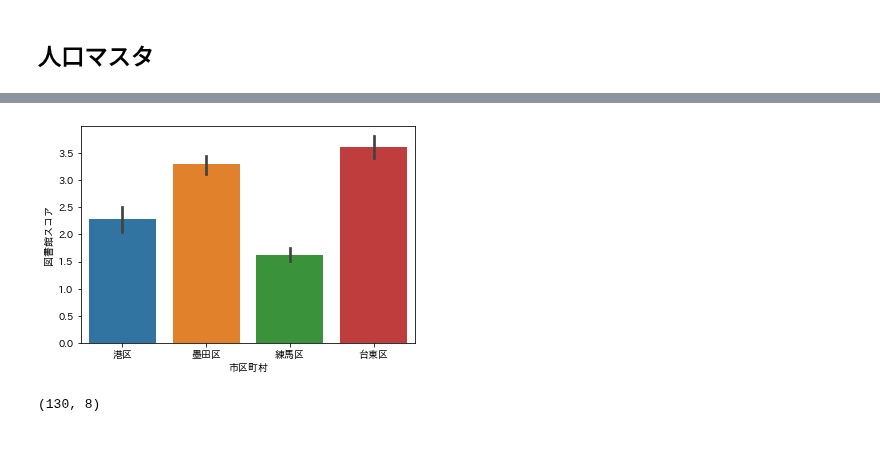
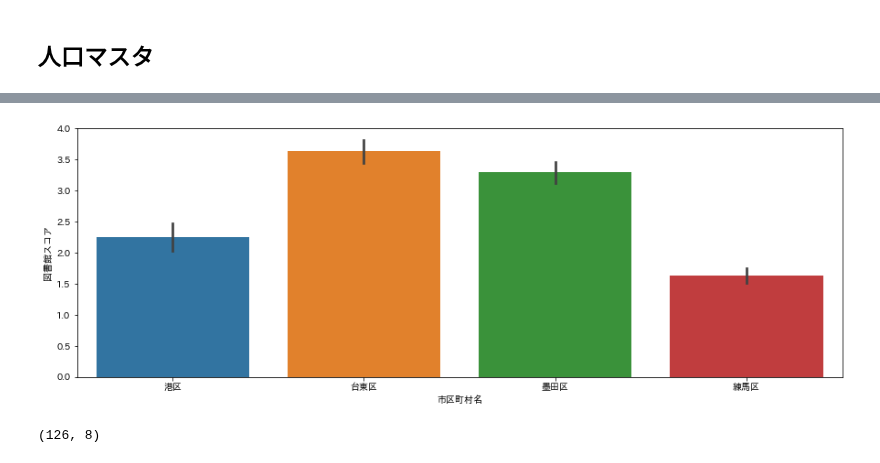
Before and after one commit to z-guard/analysis, a Jupyter notebook: notebooks/library.ipynb, the cells around one changed output, grey strips where cells are left out. Saved outputs shown, nothing was run; the diff lists cells and outputs as text; code cells hidden in the pictures.

```diff
--- a/notebooks/library.ipynb
+++ b/notebooks/library.ipynb
@@ -172,0 +141,7 @@ df_taito_library
+# %%
+sumida_library_url = 'https://www.city.sumida.lg.jp/kuseijoho/sumida_info/opendata/opendata_ichiran/shisetsu_data.files/library.csv'
+df_sumida_library = get_data_csv_url(sumida_library_url, 'shift-jis')
+df_sumida_library['市区町村名'] = '墨田区'
+df_sumida_library['施設分類'] = '図書館'
+df_sumida_library = df_sumida_library.rename(columns={'施設名称':'施設名'})[extract_columns]
+print(df_sumida_library.shape)
@@ -172,0 +178,8 @@ df_taito_library
+# %%
+nerima_library_url = 'https://www.city.nerima.tokyo.jp/kusei/tokei/opendata/opendatasite/sisetsujyouhou/toshokan.files/toshokan.csv'
+df_nerima_library = get_data_csv_url(nerima_library_url, 'shift-jis')
+df_nerima_library['市区町村名'] = '練馬区'
+df_nerima_library = df_nerima_library[~df_nerima_library['名称'].str.contains('受取窓口')].reset_index(drop=True)
+df_nerima_library['施設分類'] = '図書館'
+df_nerima_library = df_nerima_library.rename(columns={'名称':'施設名'})[extract_columns]
+print(df_nerima_library.shape)
@@ -191,0 +244,5 @@ df_library_master.head()
+# %%
+# データがある区をリストアップ
+sr_library_count = df_library_master[df_library_master['施設分類'] == '図書館']['市区町村名'].value_counts()
+ward_list = list(sr_library_count[sr_library_count > 5].index)
+ward_list
@@ -206,5 +258,5 @@ population_master.head()
 # %%
-df_tokyo_district_master = population_master[['市区町村', '町名', '町丁目', '緯度', '経度']].copy()
+df_tokyo_district_master = population_master[population_master['市区町村名'].isin(ward_list)][['市区町村名', '町名', '町丁目', '緯度', '経度']].copy()
 # %%
 %%time
 # 一番近い施設の距離
@@ -308,17 +361,18 @@ df_tokyo_district_master[['市区町村', '町丁目', '図書館(最近傍距
 # %%
-sns.barplot(x='市区町村', y='図書館スコア', data=df_tokyo_district_master)
+plt.figure(figsize=(15, 5))
+sns.barplot(x='市区町村名', y='図書館スコア', data=df_tokyo_district_master)
 plt.show()
 # %% [output]
-[figure, old version]
+[figure, new version]
 # %%
 df_library_level = df_tokyo_district_master.copy()
 df_library_level['rank'] = df_library_level.groupby('町名')['図書館スコア'].transform('rank', ascending=False)
 df_library_level = df_library_level[df_library_level['rank'] == 1].sort_values('図書館スコア', ascending=False)[
-    ['市区町村', '町名', '町丁目', '図書館スコア', '_図書館スコア', '図書館(最近傍距離)', '図書館(平均距離)', '図書館(数)']
+    ['市区町村名', '町名', '町丁目', '図書館スコア', '_図書館スコア', '図書館(最近傍距離)', '図書館(平均距離)', '図書館(数)']
 ].reset_index(drop=True)
 print(df_library_level.shape)
 # %% [output]
-(130, 8)
+(126, 8)
 # %%
 df_library_level.head(20)
 # %% [output]
```
Also changed, not shown: parts of 68 cells of this notebook.
